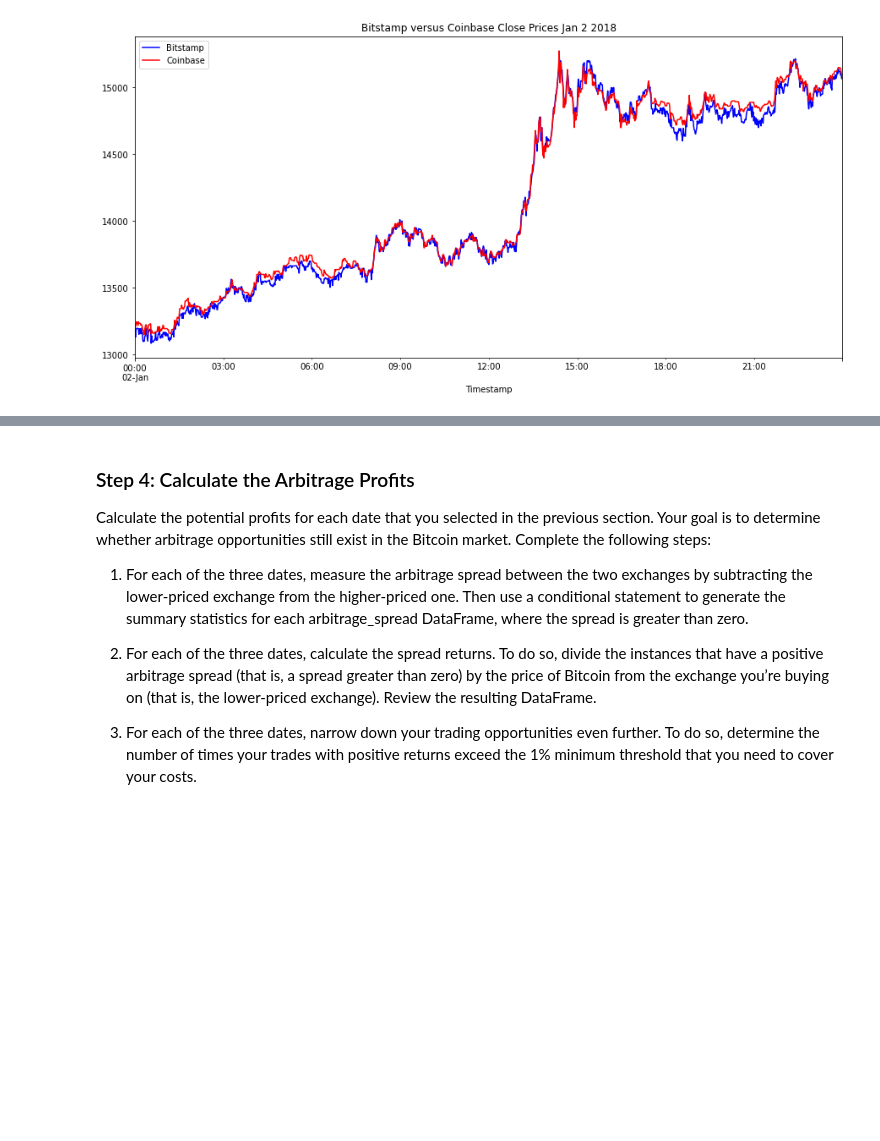
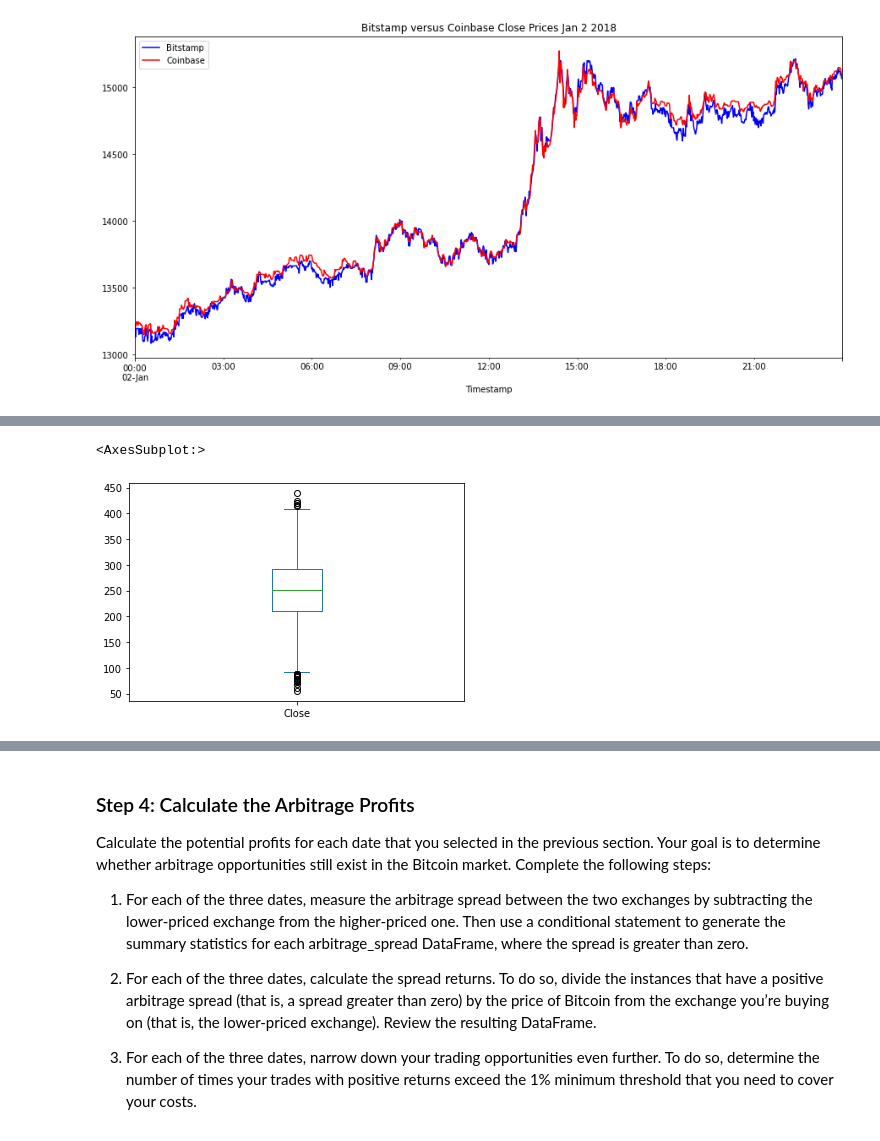
Before and after one commit to annwhowell/Mod3_Challenge, a Jupyter notebook: crypto_arbitrage.ipynb, the cells around one changed output, grey strips where cells are left out. Drawn from its saved outputs; the diff is of its cells as text; code cells hidden in the pictures; blank space fills up the shorter version.

```diff
--- a/crypto_arbitrage.ipynb
+++ b/crypto_arbitrage.ipynb
@@ -365,7 +479,8 @@ arbitrage_spread_early = # YOUR CODE HERE
 # %%
 # Using the date in the middle that you have selected, calculate the arbitrage spread
 # by subtracting the bitstamp lower closing prices from the coinbase higher closing prices
-arbitrage_spread_middle = # YOUR CODE HERE
+arbitrage_spread_middle = (bitstamp_sliced.loc['2018-01-28']) - (coinbase_sliced.loc['2018-01-28'])
+display(arbitrage_spread_early)
 
 # Generate summary statistics
-# YOUR CODE HERE
+arbitrage_spread_middle.describe()
@@ -372,6 +510,9 @@ arbitrage_spread_middle = # YOUR CODE HERE
 # %%
 # Visualize the arbitrage spread from the middle of the dataset in a box plot
-# YOUR CODE HERE
+arbitrage_spread_middle.plot(kind='box')
+# %% [output]
+<AxesSubplot:>
+[figure, added]
 # %%
 # Create an overlay plot that visualizes the two dataframes over a period of one day from late in the dataset.
 # Be sure that the plots include the parameters `legend`, `figsize`, `title`, `color` and `label`
```
Also changed, not shown: parts of 26 cells of this notebook.
